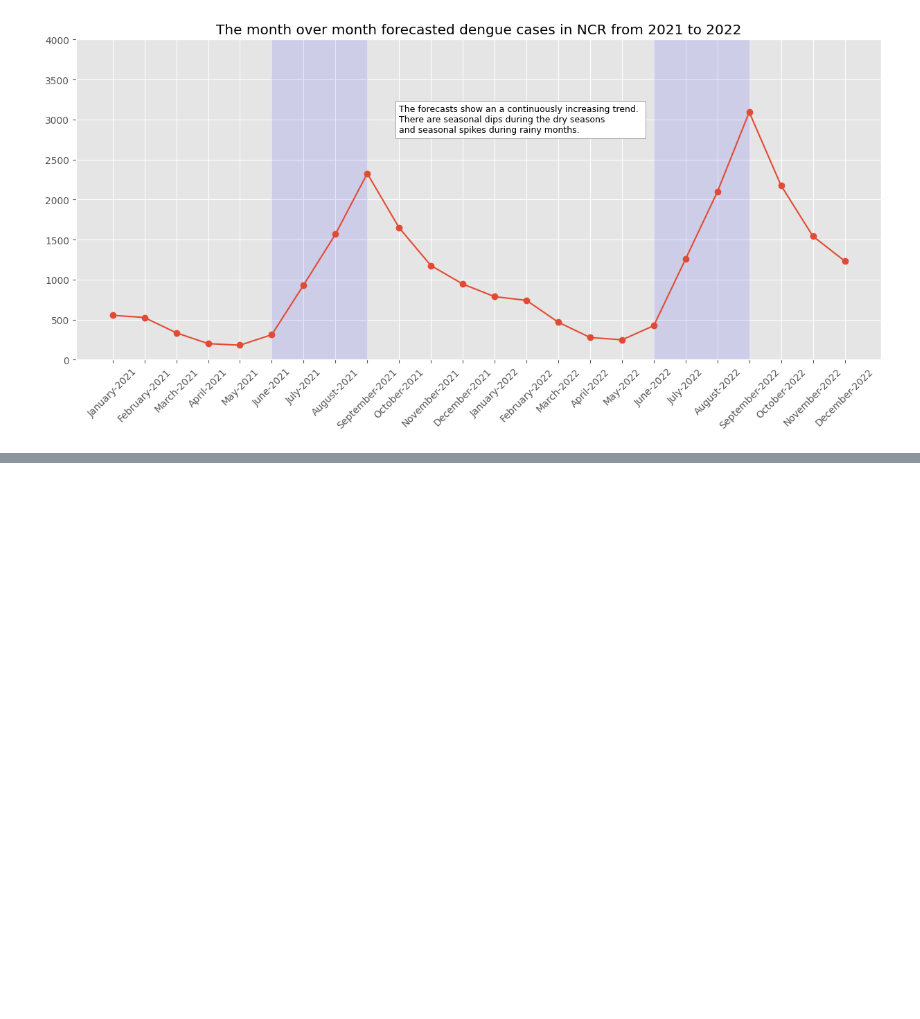
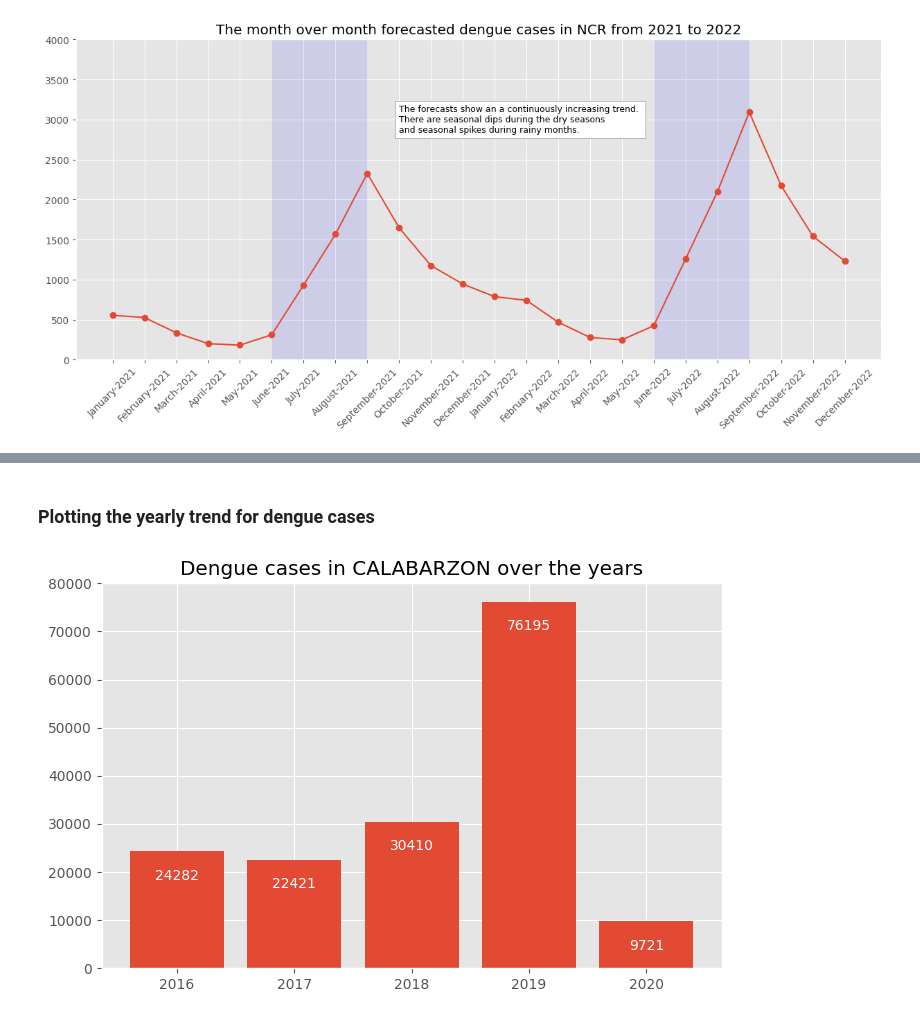
Before and after one commit to boredanalyst/Forecasting-Dengue-Cases-in-the-Philippines, a Jupyter notebook: forecasting-dengue-cases-in-the-philippines.ipynb, the cells around one changed output, grey strips where cells are left out. Drawn from its saved outputs; the diff is of its cells as text; code cells hidden in the pictures; blank space fills up the shorter version.

Commit message:
From Kaggle | Started analyzing data for CALABARZON

```diff
--- a/forecasting-dengue-cases-in-the-philippines.ipynb
+++ b/forecasting-dengue-cases-in-the-philippines.ipynb
@@ -719,0 +722,4 @@ plt.show()
+# %%
+df_iva = df[df["region"] == "Region IV-A"]
+
+df_iva.head(5)
@@ -719,0 +733,31 @@ plt.show()
+# %% [markdown]
+### Plotting the yearly trend for dengue cases ###
+# %%
+## axes
+
+viz_df = df_iva.groupby("year")["dengue_cases"].sum()
+viz_df = pd.DataFrame(viz_df).reset_index()
+viz_df_x = viz_df["year"]
+viz_df_y = viz_df["dengue_cases"]
+
+## plot
+
+plt.figure(figsize=(8,5))
+plt.bar(viz_df_x,
+       viz_df_y)
+
+## annotate
+
+for x, y in zip(viz_df_x, viz_df_y):
+    plt.text(
+        x, y - 5_000,y,
+        ha="center",
+        va="center",
+        color="white"
+    )
+
+plt.title("Dengue cases in CALABARZON over the years")
+
+plt.show()
+# %% [output]
+[figure, added]
```
Also changed, not shown: parts of 10 cells of this notebook.
